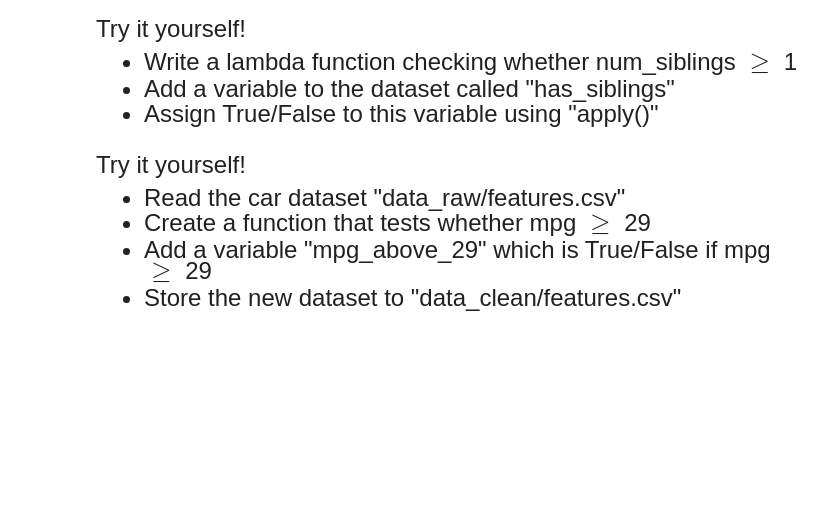
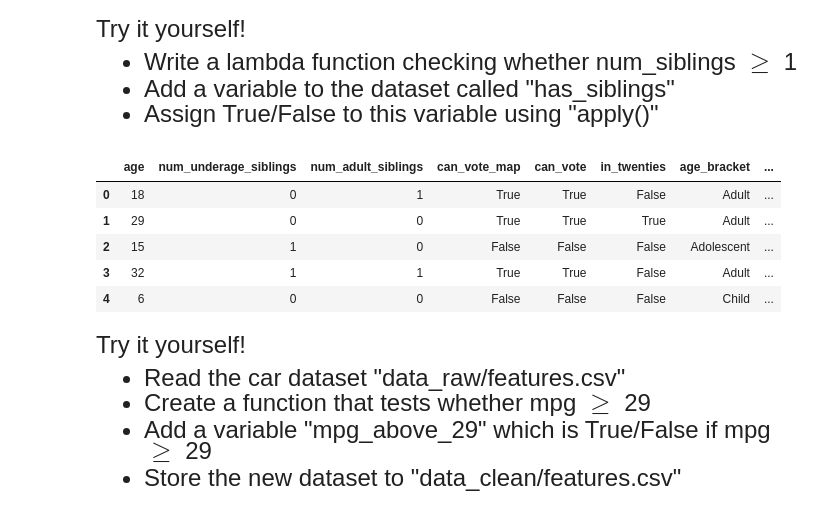
Before and after one commit to Joe-Xia/qtm151, a Jupyter notebook: lectures/lecture-09/09-global-local.ipynb, the cells around one changed output. Drawn from its saved outputs; the diff is of its cells as text; code cells hidden in the pictures; blank space fills up the shorter version.

```diff
--- a/lectures/lecture-09/09-global-local.ipynb
+++ b/lectures/lecture-09/09-global-local.ipynb
@@ -362,6 +373,17 @@ Try it yourself!
 - Assign True/False to this variable using "apply()"
 # %%
 # Write your own code
+
+fn_hassiblings = lambda siblings : siblings >=1
+data["has_siblings"] = data ["num_siblings"].apply(fn_hassiblings)
+data
+# %% [output]
+|  | age | num_underage_siblings | num_adult_siblings | can_vote_map | can_vote | in_twenties | age_bracket | ... |
+| 0 | 18 | 0 | 1 | True | True | False | Adult | ... |
+| 1 | 29 | 0 | 0 | True | True | True | Adult | ... |
+| 2 | 15 | 1 | 0 | False | False | False | Adolescent | ... |
+| 3 | 32 | 1 | 1 | True | True | False | Adult | ... |
+| 4 | 6 | 0 | 0 | False | False | False | Child | ... |
 # %% [markdown]
 <font size = "5">
 
```
Also changed, not shown: parts of 8 cells of this notebook, 2 other files.
